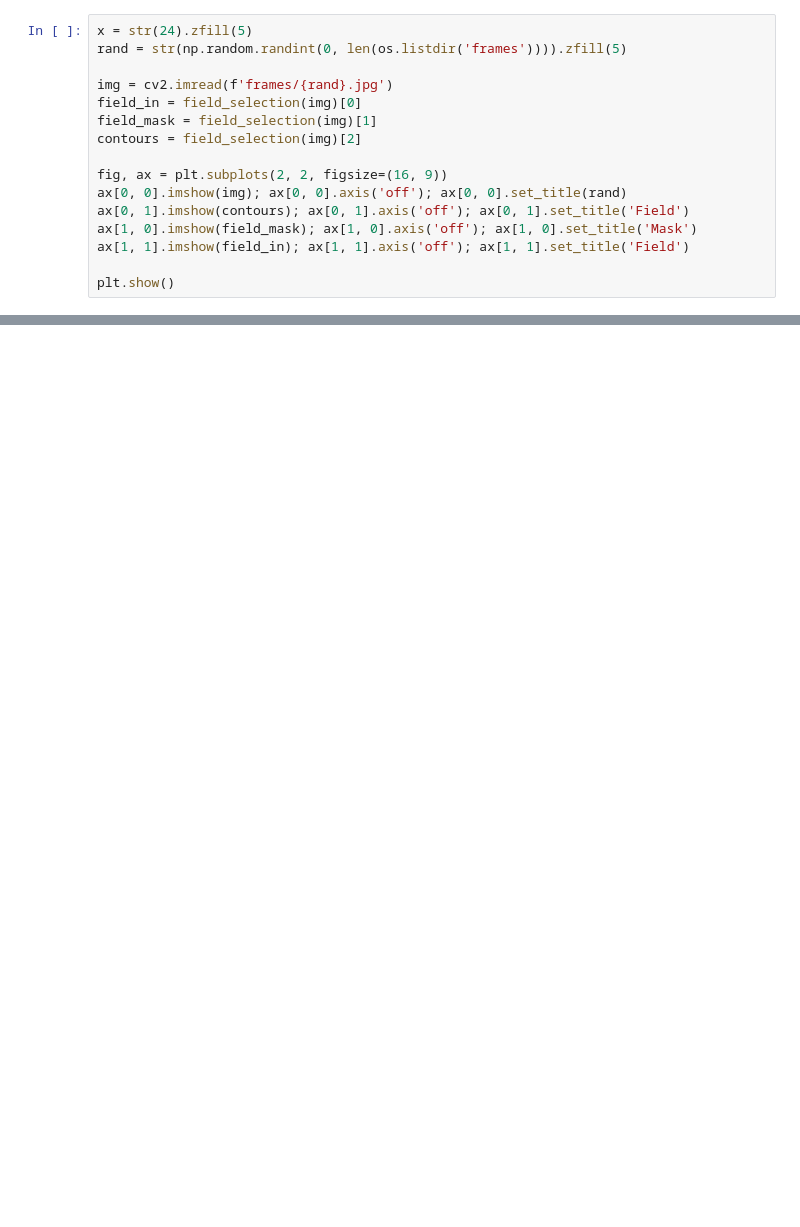
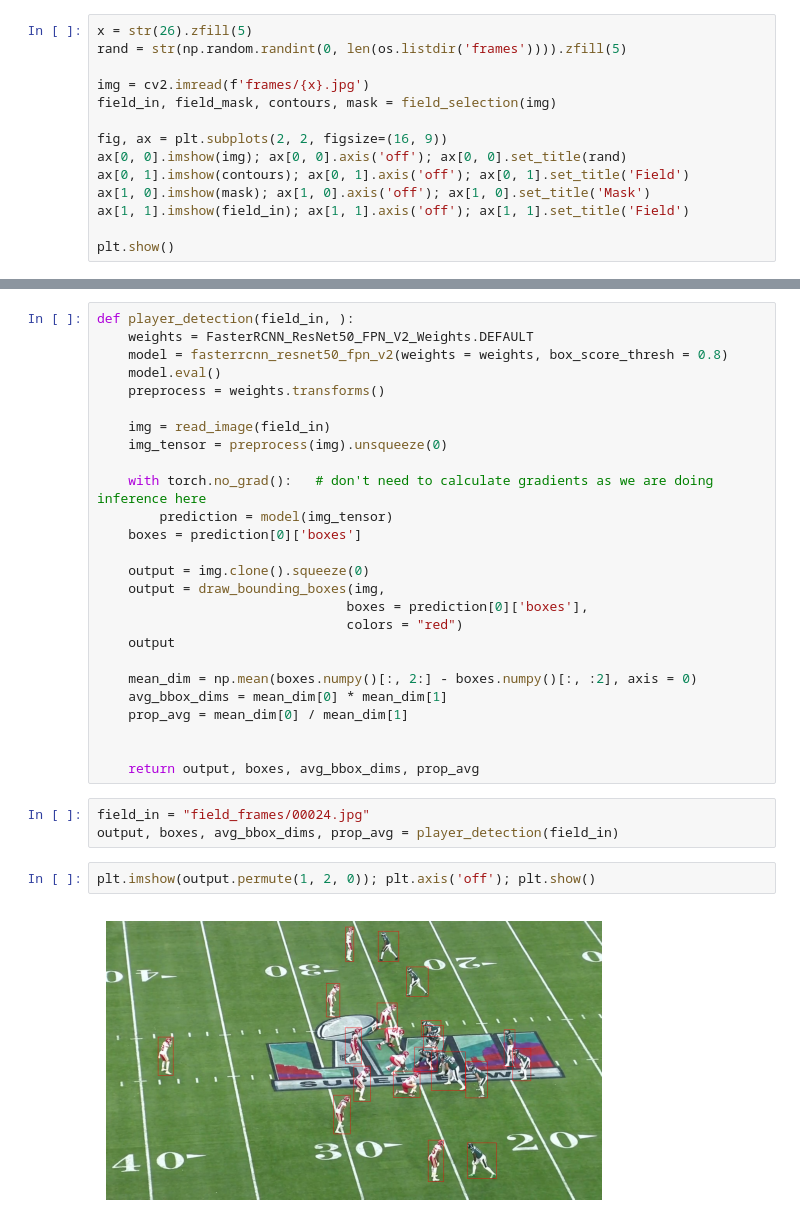
Before and after one commit to tsigall/nfl-player-detection, a Jupyter notebook: field_detection.ipynb, the cells around one changed output, grey strips where cells are left out. Cells and saved outputs as stored; diff of their text form; blank space fills up the shorter version.

```diff
--- a/field_detection.ipynb
+++ b/field_detection.ipynb
@@ -73,16 +86,14 @@ def field_selection(img):
 # %%
-x = str(24).zfill(5)
+x = str(26).zfill(5)
 rand = str(np.random.randint(0, len(os.listdir('frames')))).zfill(5)
 
-img = cv2.imread(f'frames/{rand}.jpg')
-field_in = field_selection(img)[0]
-field_mask = field_selection(img)[1]
-contours = field_selection(img)[2]
+img = cv2.imread(f'frames/{x}.jpg')
+field_in, field_mask, contours, mask = field_selection(img)
 
 fig, ax = plt.subplots(2, 2, figsize=(16, 9))
 ax[0, 0].imshow(img); ax[0, 0].axis('off'); ax[0, 0].set_title(rand)
 ax[0, 1].imshow(contours); ax[0, 1].axis('off'); ax[0, 1].set_title('Field')
-ax[1, 0].imshow(field_mask); ax[1, 0].axis('off'); ax[1, 0].set_title('Mask')
+ax[1, 0].imshow(mask); ax[1, 0].axis('off'); ax[1, 0].set_title('Mask')
 ax[1, 1].imshow(field_in); ax[1, 1].axis('off'); ax[1, 1].set_title('Field')
 
 plt.show()
@@ -88,0 +104,33 @@ plt.show()
+# %%
+def player_detection(field_in, ):
+    weights = FasterRCNN_ResNet50_FPN_V2_Weights.DEFAULT
+    model = fasterrcnn_resnet50_fpn_v2(weights = weights, box_score_thresh = 0.8)
+    model.eval()
+    preprocess = weights.transforms()
+
+    img = read_image(field_in)
+    img_tensor = preprocess(img).unsqueeze(0)
+
+    with torch.no_grad():   # don't need to calculate gradients as we are doing inference here
+        prediction = model(img_tensor)
+    boxes = prediction[0]['boxes']
+
+    output = img.clone().squeeze(0)
+    output = draw_bounding_boxes(img,
+                                boxes = prediction[0]['boxes'],
+                                colors = "red")
+    output
+
+    mean_dim = np.mean(boxes.numpy()[:, 2:] - boxes.numpy()[:, :2], axis = 0)
+    avg_bbox_dims = mean_dim[0] * mean_dim[1]
+    prop_avg = mean_dim[0] / mean_dim[1]
+
+
+    return output, boxes, avg_bbox_dims, prop_avg
+# %%
+field_in = "field_frames/00024.jpg"
+output, boxes, avg_bbox_dims, prop_avg = player_detection(field_in)
+# %%
+plt.imshow(output.permute(1, 2, 0)); plt.axis('off'); plt.show()
+# %% [output]
+[figure, added]
```
Also changed, not shown: parts of 12 cells of this notebook, 2 other files.
